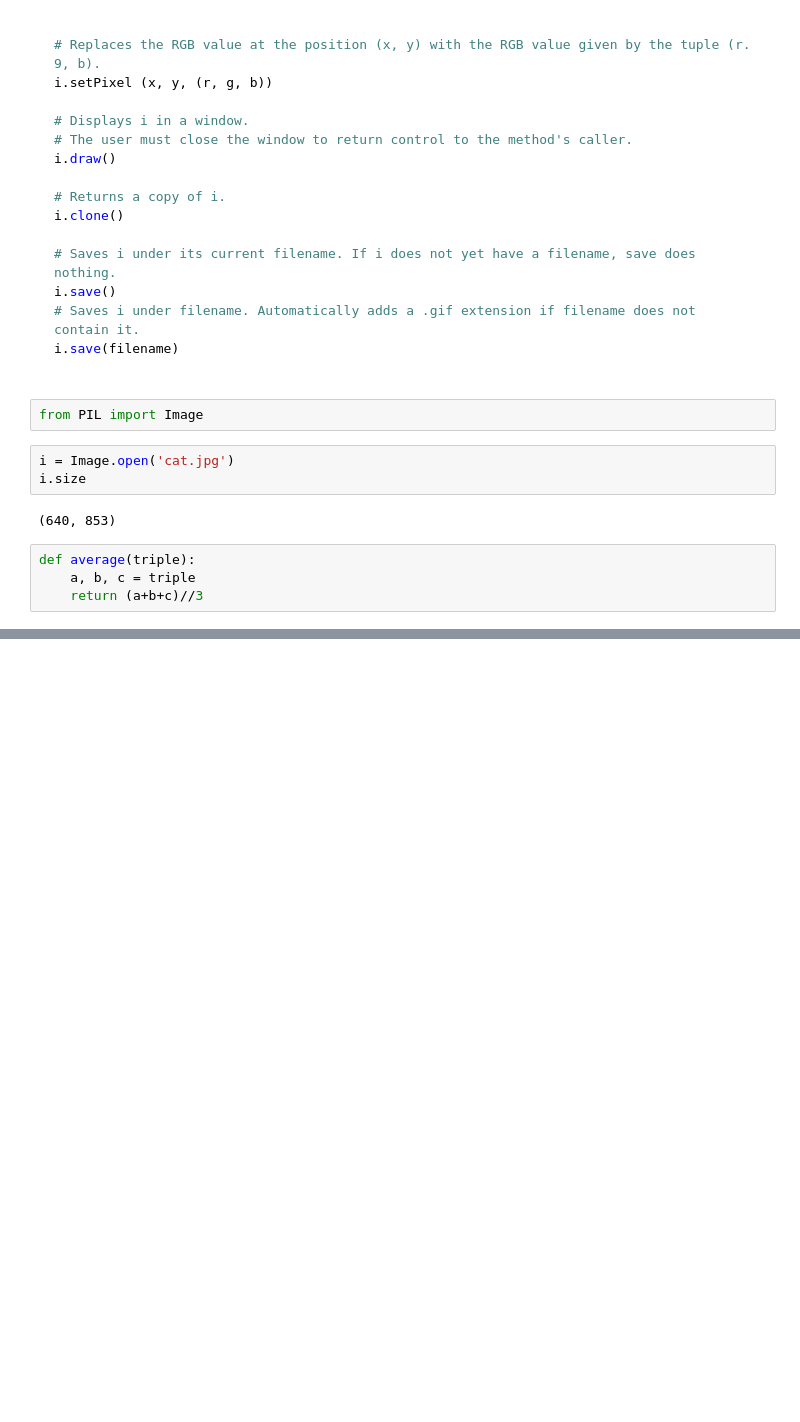
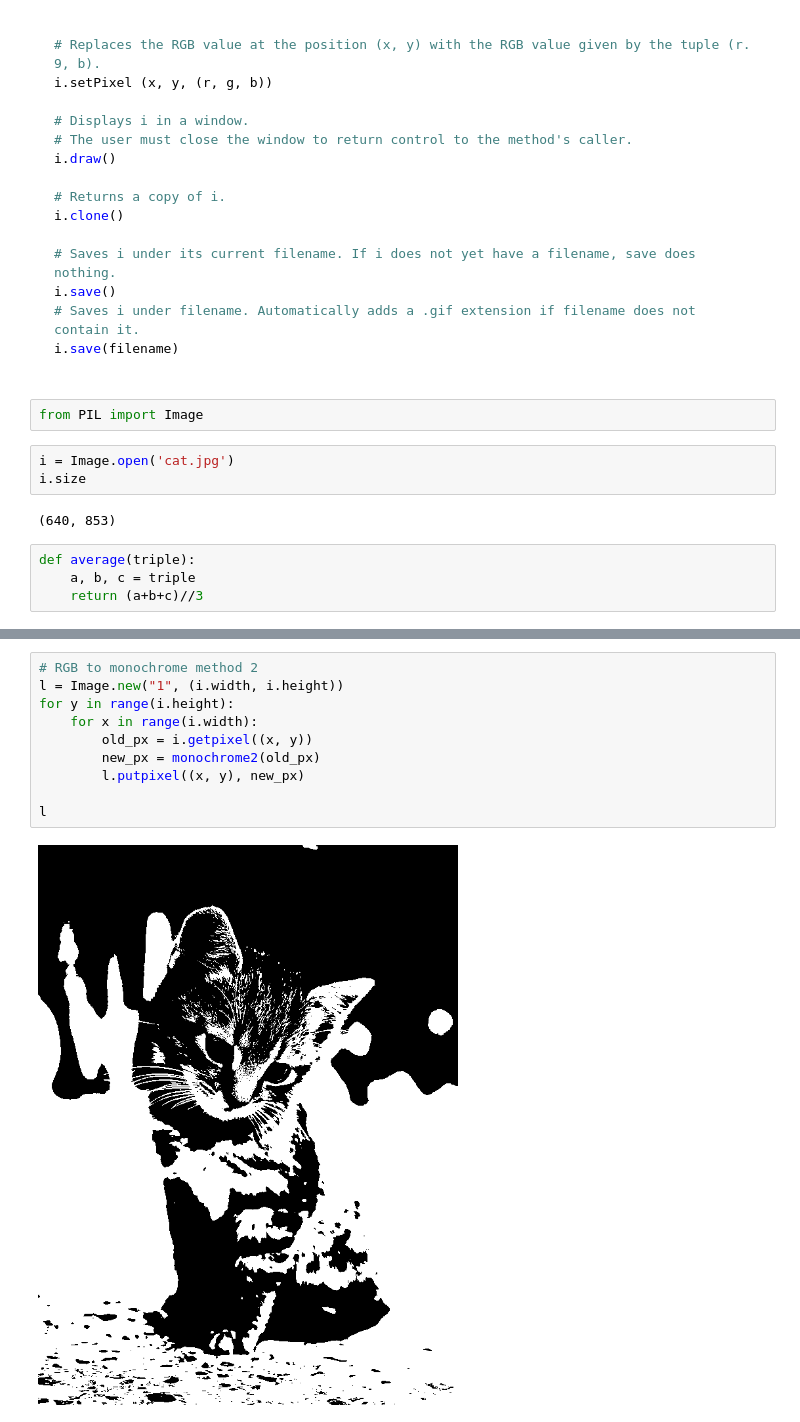
Before and after one commit to sidharthism/Python3, a Jupyter notebook: Graphics/image_processing.ipynb, the cells around one changed output, grey strips where cells are left out. Cells and saved outputs as stored; diff of their text form; blank space fills up the shorter version.

```diff
--- a/Graphics/image_processing.ipynb
+++ b/Graphics/image_processing.ipynb
@@ -55 +88,13 @@ def greyscale(triple):
+# %%
+# RGB to monochrome method 2
+l = Image.new("1", (i.width, i.height))
+for y in range(i.height):
+    for x in range(i.width):
+        old_px = i.getpixel((x, y))
+        new_px = monochrome2(old_px)
+        l.putpixel((x, y), new_px)
+
+l
+# %% [output]
+[figure, added]
 # %%
```
Also changed, not shown: parts of 10 cells of this notebook, 1 other file.
